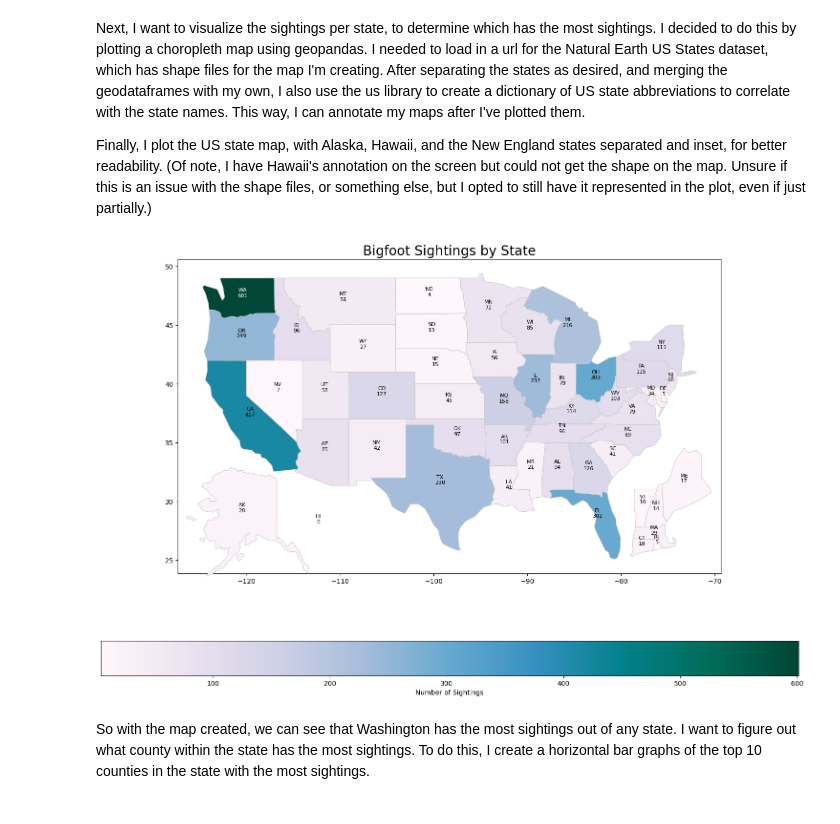
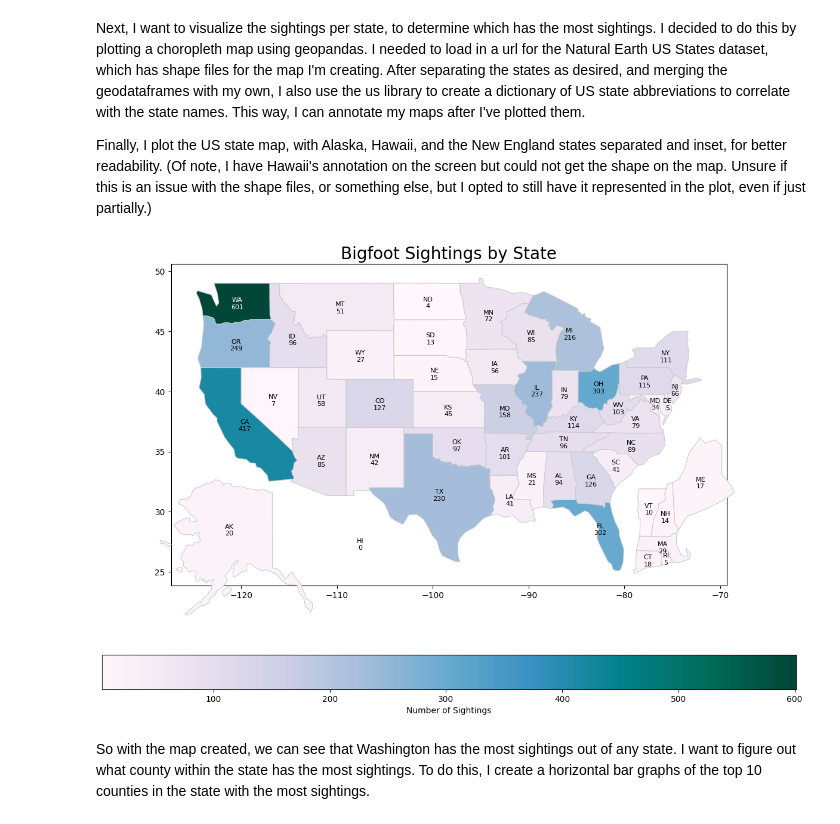
Before and after one commit to jubilbee/Bigfoot_Sightings_EDA, a Jupyter notebook: Bigfoot_Project.ipynb, the cells around one changed output. Cells and saved outputs as stored; diff of their text form; code cells hidden in the pictures.

```diff
--- a/Bigfoot_Project.ipynb
+++ b/Bigfoot_Project.ipynb
@@ -381,9 +381,9 @@ for idx, row in mainland_us.iterrows():
     # Change most_sightings annotation text color to white for readability
     color = 'white' if sightings == most_sightings else 'black'
     plt.text(row['geometry'].centroid.x, row['geometry'].centroid.y,
-             f"{state_abbr}\n{sightings}", fontsize=8, color=color, ha='center', va='baseline')
+             f"{state_abbr}\n{sightings}", fontsize=8, color=color, ha='center', va='center_baseline')
 # Create inset for Alaska
-ax_inset1 = fig.add_axes([0.09, 0.28, 0.25, 0.25])
+ax_inset1 = fig.add_axes([0.15, 0.28, 0.25, 0.25])
 alaska.plot(column='Sightings', cmap='PuBuGn', linewidth=0.8, ax=ax_inset1, edgecolor='0.8', legend=False, norm=norm)
 ax_inset1.axis('off')
 
@@ -392,38 +392,37 @@ for idx, row in alaska.iterrows():
     state_name = row.name
     sightings = int(row['Sightings']) if pd.notnull(row['Sightings']) else 0
     state_abbr = state_abbreviations.get(state_name, state_name)
     plt.text(row['geometry'].centroid.x, row['geometry'].centroid.y,
              f"{state_abbr}\n{sightings}", fontsize=8, color='black', ha='center')
 
 # Create inset for Hawaii and adjust its position
-ax_inset2 = fig.add_axes([0.8, 0.3, 0.005, 0.005])
+ax_inset2 = fig.add_axes([0.9, 0.3, 0.005, 0.005])
 hawaii.plot(column='Sightings', cmap='PuBuGn', linewidth=0.8, ax=ax_inset2, edgecolor='0.8', legend=False, norm=norm)
 ax_inset2.axis('off')
 
 # Annotate Hawaii inset
 for idx, row in hawaii.iterrows():
     state_name = row.name
     sightings = int(row['Sightings']) if pd.notnull(row['Sightings']) else 0
     state_abbr = state_abbreviations.get(state_name, state_name)
     plt.text(row['geometry'].centroid.x, row['geometry'].centroid.y,
              f"{state_abbr}\n{sightings}", fontsize=8, color='black', ha='center')
 # Create inset for New England states
-ax_inset3 = fig.add_axes([0.68, 0.32, 0.25, 0.25])
+ax_inset3 = fig.add_axes([0.65, 0.35, 0.25, 0.25])
 new_england.plot(column='Sightings', cmap='PuBuGn', linewidth=0.8, ax=ax_inset3, edgecolor='0.8', legend=False, norm=norm)
 ax_inset3.axis('off')
 
 # Annotate New England inset
 for idx, row in new_england.iterrows():
     state_name = row.name
     sightings = int(row['Sightings']) if pd.notnull(row['Sightings']) else 0
     state_abbr = state_abbreviations.get(state_name, state_name)
     plt.text(row['geometry'].centroid.x, row['geometry'].centroid.y,
-             f"{state_abbr}\n{sightings}", fontsize=8, color='black', ha='center', va='bottom')
+             f"{state_abbr}\n{sightings}", fontsize=8, color='black', ha='center', va='center_baseline')
 
-plt.tight_layout()
 plt.show()
 # %% [output]
-[figure, old version]
+[figure, new version]
 # %% [markdown]
 So with the map created, we can see that Washington has the most sightings out of any state. I want to figure out what county within the state has the most sightings. To do this, I create a horizontal bar graphs of the top 10 counties in the state with the most sightings.
 # %%
```
